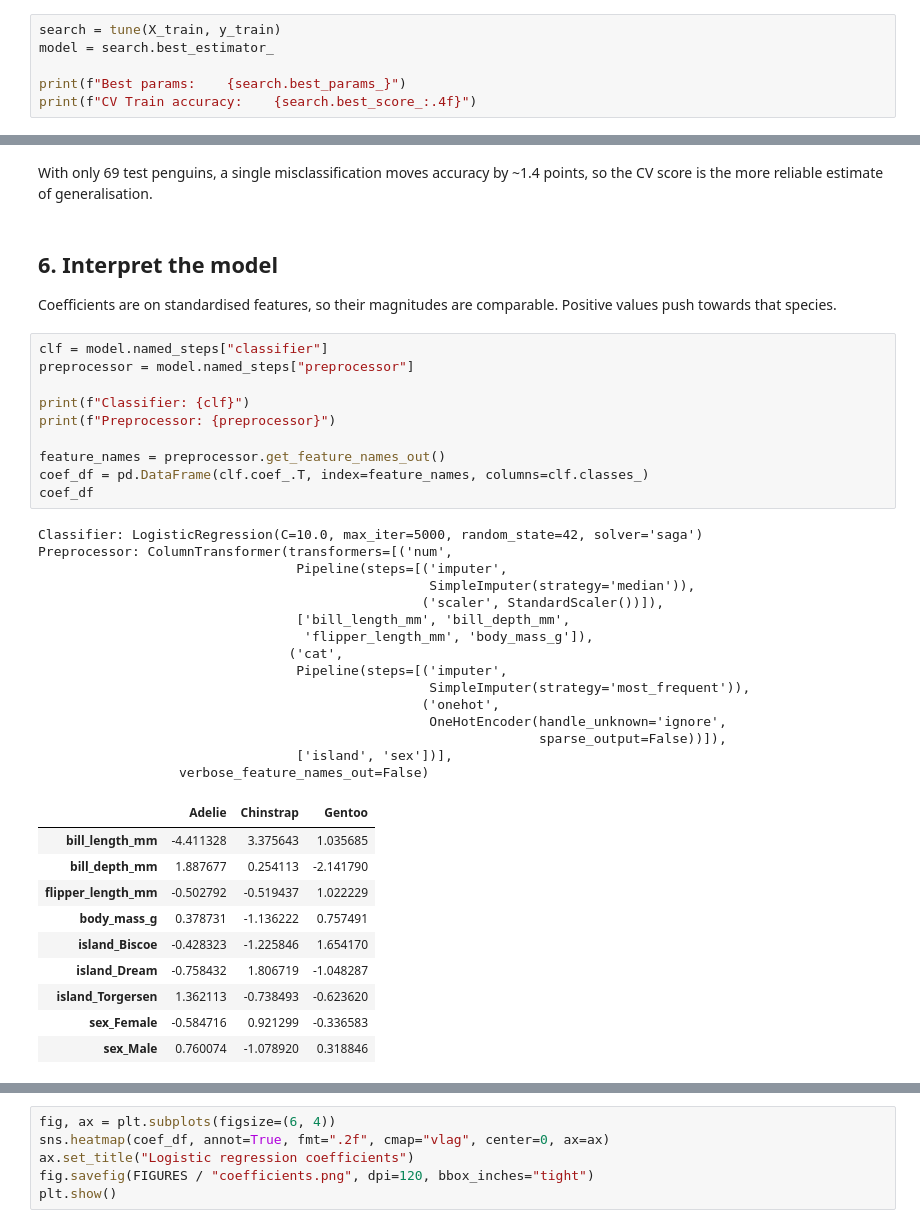
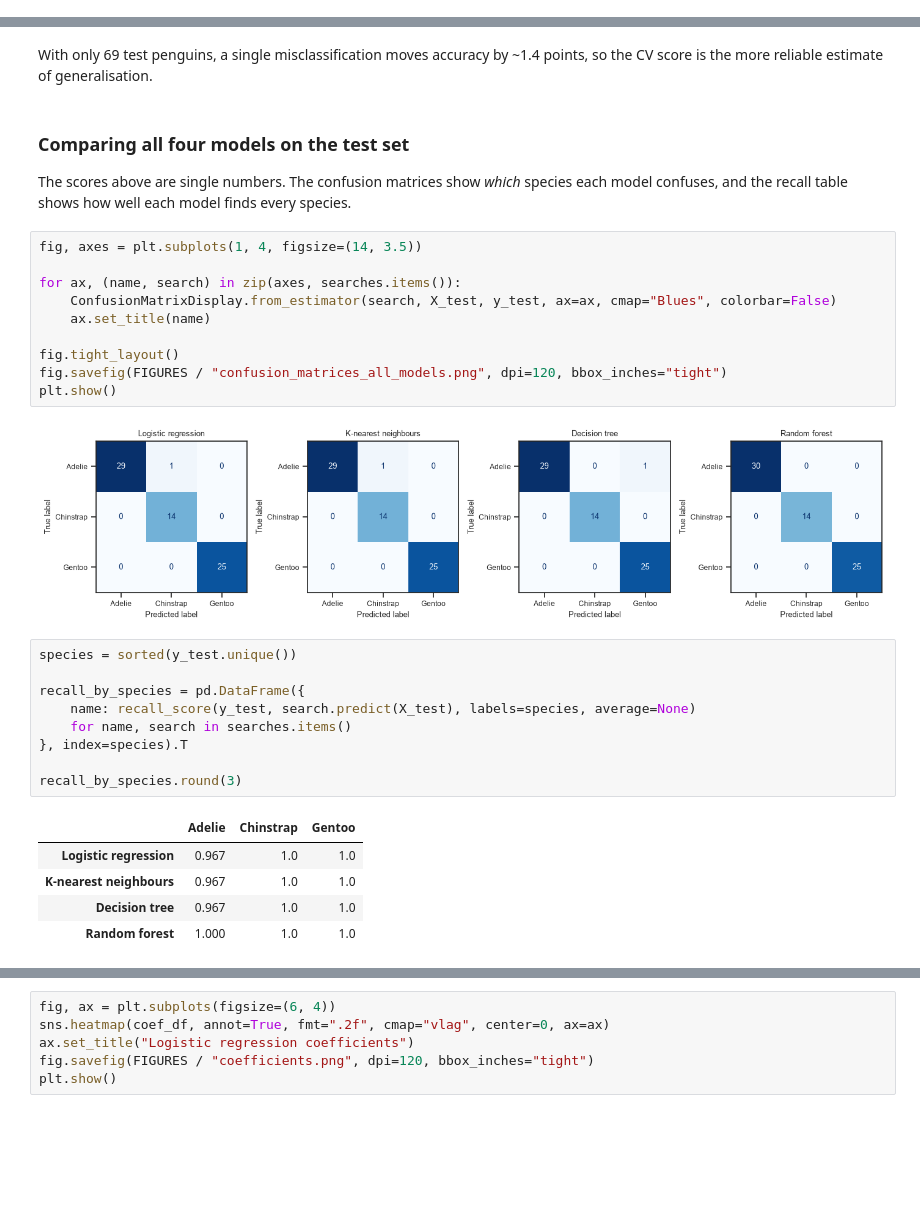
Before and after one commit to kwameaj67/which_penguin, a Jupyter notebook: notebooks/which_penguin.ipynb, the cells around one changed output, grey strips where cells are left out. Cells and saved outputs as stored; diff of their text form; blank space fills up the shorter version.

```diff
--- a/notebooks/which_penguin.ipynb
+++ b/notebooks/which_penguin.ipynb
@@ -115,6 +125,0 @@ PARAM_GRID
-# %%
-search = tune(X_train, y_train)
-model = search.best_estimator_
-
-print(f"Best params:    {search.best_params_}")
-print(f"CV Train accuracy:    {search.best_score_:.4f}")
@@ -167,43 +214,34 @@ plt.show()
 [figure]
 # %% [markdown]
 With only 69 test penguins, a single misclassification moves accuracy by ~1.4 points, so the CV score is the more reliable estimate of generalisation.
-# %% [markdown]
-## 6. Interpret the model
-
-Coefficients are on standardised features, so their magnitudes are comparable. Positive values push towards that species.
-# %%
-clf = model.named_steps["classifier"]
-preprocessor = model.named_steps["preprocessor"]
-
-print(f"Classifier: {clf}")
-print(f"Preprocessor: {preprocessor}")
-
-feature_names = preprocessor.get_feature_names_out()
-coef_df = pd.DataFrame(clf.coef_.T, index=feature_names, columns=clf.classes_)
-coef_df
-# %% [output]
-Classifier: LogisticRegression(C=10.0, max_iter=5000, random_state=42, solver='saga')
-Preprocessor: ColumnTransformer(transformers=[('num',
-                                 Pipeline(steps=[('imputer',
-                                                  SimpleImputer(strategy='median')),
-                                                 ('scaler', StandardScaler())]),
-                                 ['bill_length_mm', 'bill_depth_mm',
-                                  'flipper_length_mm', 'body_mass_g']),
-                                ('cat',
-                                 Pipeline(steps=[('imputer',
-                                                  SimpleImputer(strategy='most_frequent')),
-                                                 ('onehot',
-                                                  OneHotEncoder(handle_unknown='ignore',
-                                                                sparse_output=False))]),
-                                 ['island', 'sex'])],
-                  verbose_feature_names_out=False)
-|  | Adelie | Chinstrap | Gentoo |
-| bill_length_mm | -4.411328 | 3.375643 | 1.035685 |
-| bill_depth_mm | 1.887677 | 0.254113 | -2.141790 |
-| flipper_length_mm | -0.502792 | -0.519437 | 1.022229 |
-| body_mass_g | 0.378731 | -1.136222 | 0.757491 |
-| island_Biscoe | -0.428323 | -1.225846 | 1.654170 |
-| island_Dream | -0.758432 | 1.806719 | -1.048287 |
-| island_Torgersen | 1.362113 | -0.738493 | -0.623620 |
-| sex_Female | -0.584716 | 0.921299 | -0.336583 |
-| sex_Male | 0.760074 | -1.078920 | 0.318846 |
+# %% [markdown]
+### Comparing all four models on the test set
+
+The scores above are single numbers. The confusion matrices show *which* species each model confuses, and the recall table shows how well each model finds every species.
+# %%
+fig, axes = plt.subplots(1, 4, figsize=(14, 3.5))
+
+for ax, (name, search) in zip(axes, searches.items()):
+    ConfusionMatrixDisplay.from_estimator(search, X_test, y_test, ax=ax, cmap="Blues", colorbar=False)
+    ax.set_title(name)
+
+fig.tight_layout()
+fig.savefig(FIGURES / "confusion_matrices_all_models.png", dpi=120, bbox_inches="tight")
+plt.show()
+# %% [output]
+[figure, added]
+# %%
+species = sorted(y_test.unique())
+
+recall_by_species = pd.DataFrame({
+    name: recall_score(y_test, search.predict(X_test), labels=species, average=None)
+    for name, search in searches.items()
+}, index=species).T
+
+recall_by_species.round(3)
+# %% [output]
+|  | Adelie | Chinstrap | Gentoo |
+| Logistic regression | 0.967 | 1.0 | 1.0 |
+| K-nearest neighbours | 0.967 | 1.0 | 1.0 |
+| Decision tree | 0.967 | 1.0 | 1.0 |
+| Random forest | 1.000 | 1.0 | 1.0 |
```
Also changed, not shown: parts of 20 cells of this notebook, 6 other files.
